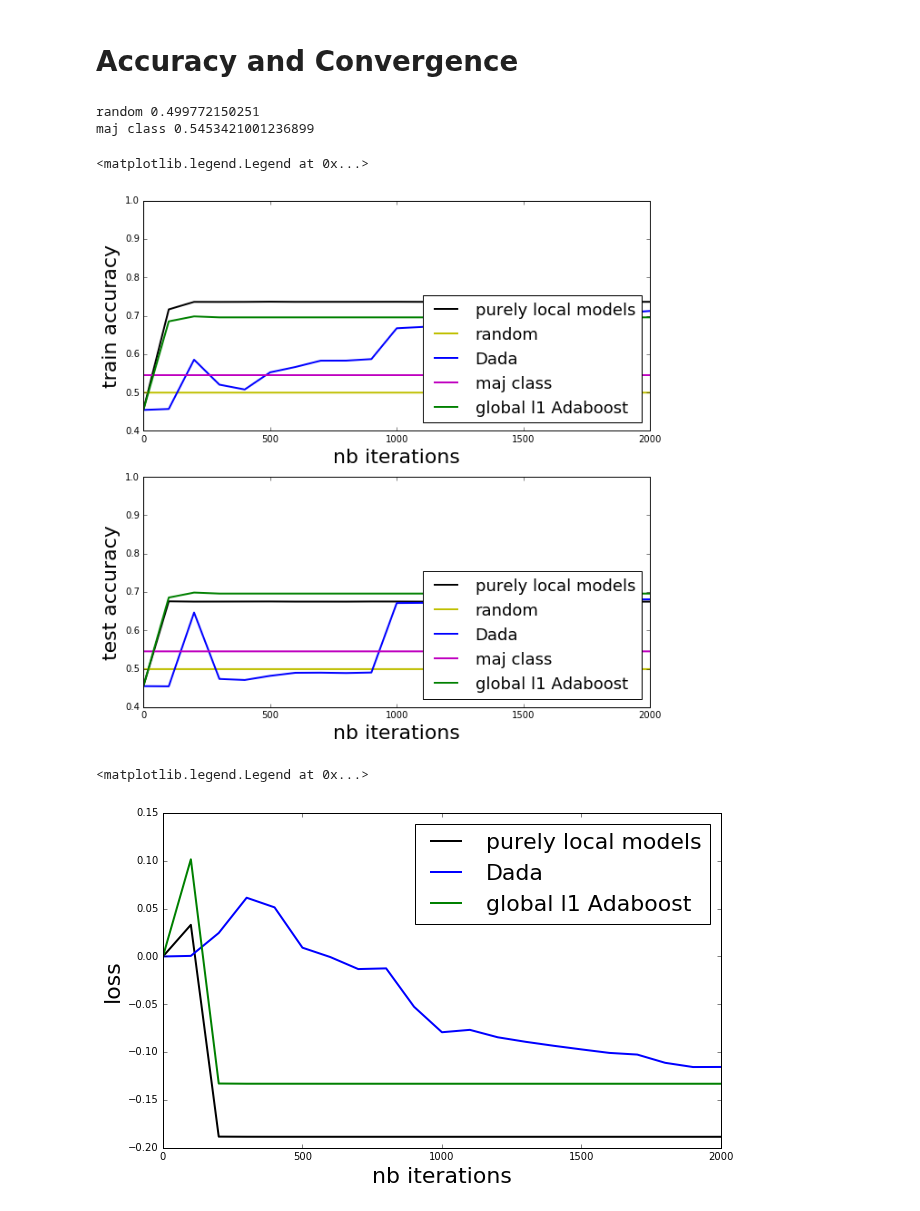
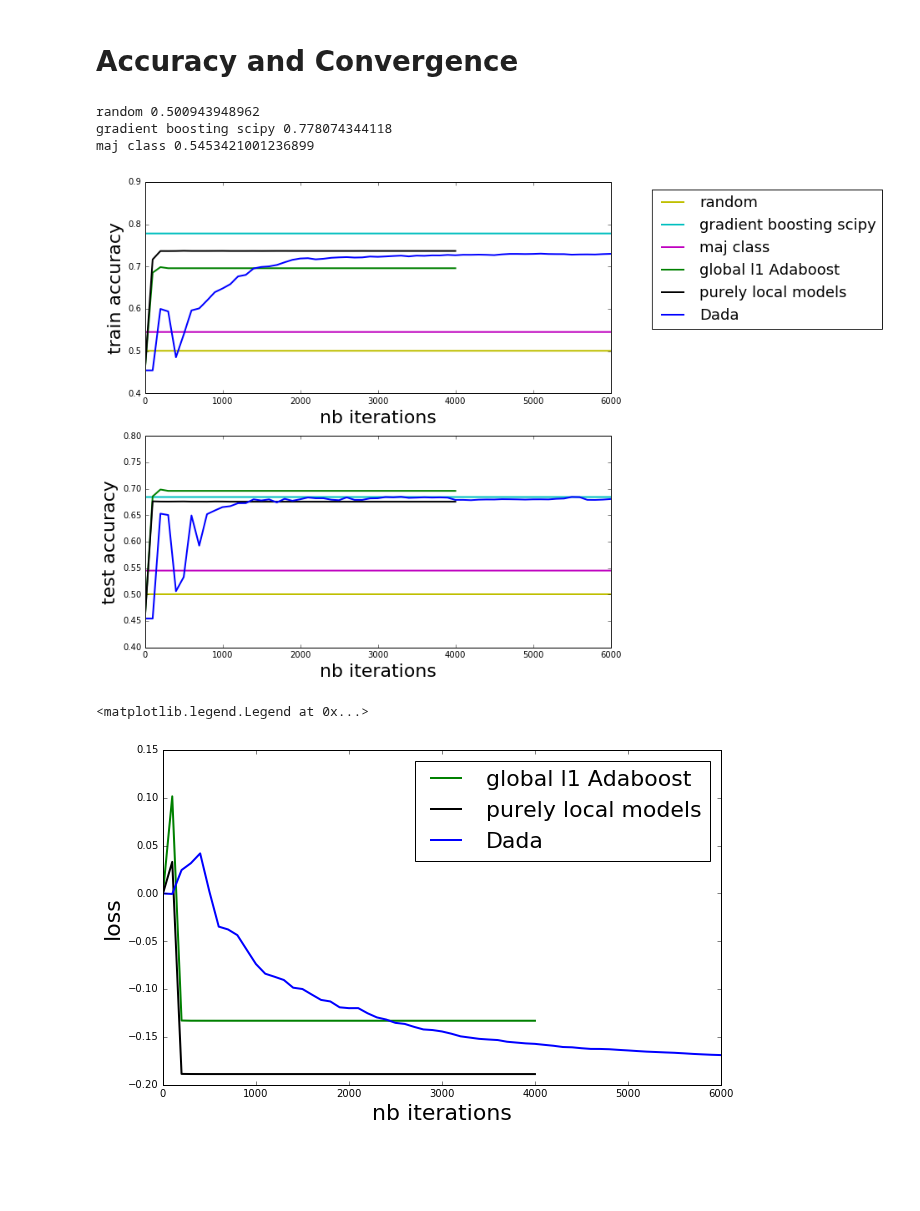
Before and after one commit to vzantedeschi/Dada, a Jupyter notebook: notebooks/School.ipynb, the cells around one changed output. Saved outputs shown, nothing was run; the diff lists cells and outputs as text; code cells hidden in the pictures; blank space fills up the shorter version.

```diff
--- a/notebooks/School.ipynb
+++ b/notebooks/School.ipynb
@@ -18,13 +18,13 @@ import matplotlib.pyplot as plt
 %matplotlib inline
 # %%
 # set graph of nodes with local personalized data
-NB_ITER = 2000
-n = 40
+NB_ITER = 4000
+n = 60
 
 MU = 0.1
 BETA = 1
 
-X, Y, X_test, Y_test, K, max_nb_instances = load_school(path="../datasets/", thr=20)
+X, Y, X_test, Y_test, K, max_nb_instances = load_school(path="../datasets/", thr=20, split=10)
 D = X[0].shape[1]
 
 # get nodes
@@ -42,14 +42,6 @@ vmin, vmax = get_min_max(X)
 base_clfs = get_stumps(n=n, d=D, min_v=vmin, max_v=vmax)
 
 results = {}
-
-colors = {
-    "Dada": "b",
-    "global l1 Adaboost": "g",
-    "purely local models": "k",
-    "random": "y",
-    "maj class": "m",
-}
 # %%
 centralized_nodes = deepcopy(nodes)
 results["global l1 Adaboost"] = centralized_FW(centralized_nodes, base_clfs, beta=BETA, nb_iter=NB_ITER, monitors=monitors, checkevery=100)
@@ -68,7 +60,7 @@ results["purely local models"] = local_FW(local_nodes, base_clfs, beta=BETA, nb_
 # initialize with local models
 init_w = graph_discovery_sparse(local_nodes, 8)
 gd_nodes = deepcopy(nodes)
-results["Dada"] = gd_reg_local_FW(gd_nodes, base_clfs, init_w, gd_method={"name":"laplacian", "pace_gd": 200, "args":(20)}, beta=BETA, mu=MU, reset_step=False, nb_iter=NB_ITER, monitors=monitors, checkevery=100)
+results["Dada"] = gd_reg_local_FW(gd_nodes, base_clfs, init_w, gd_method={"name":"laplacian", "pace_gd": 50, "args":(20)}, beta=BETA, mu=MU, reset_step=False, nb_iter=6000, monitors=monitors, checkevery=100)
 # %%
 rnd_nodes = deepcopy(nodes)
 rnd_accs = random_accuracy(rnd_nodes)
@@ -81,47 +73,62 @@ maj_accs = maj_class_accuracy(maj_nodes)
 results["maj class"] = {}
 results["maj class"]["train-accuracy"] = maj_accs[0]
 results["maj class"]["test-accuracy"] = maj_accs[1]
+# %%
+best_nodes = deepcopy(nodes)
+best_accs = best_accuracy(best_nodes)
+results["gradient boosting scipy"] = {}
+results["gradient boosting scipy"]["train-accuracy"] = best_accs[0]
+results["gradient boosting scipy"]["test-accuracy"] = best_accs[1]
 # %% [markdown]
 # Accuracy and Convergence
 # %%
 plt.figure(1, figsize=(10, 10))
 
-max_iter = NB_ITER
+colors = {
+    "Dada": "b",
+    "global l1 Adaboost": "g",
+    "purely local models": "k",
+    "random": "y",
+    "maj class": "m",
+    "gradient boosting scipy": "c"
+}
+
+max_iter = 6000
 plt.subplot(211)
 plt.xlabel('nb iterations', fontsize=22)
 plt.ylabel('train accuracy', fontsize=22)
 plt.xlim(0, max_iter)
-plt.ylim(0.4, 1)
+plt.ylim(0.4, 0.9)
 
 for k, r_list in results.items():
     try:
         c = 100
         plt.plot([i*c for i in range(len(r_list))], [r['train-accuracy'] for r in r_list], label='{}'.format(k), color=colors[k], linewidth=2)
     except:
         print(k, r_list['train-accuracy'])
         plt.plot(range(max_iter+1), [r_list['train-accuracy']]*(max_iter+1), label='{}'.format(k), color=colors[k], linewidth=2)
 
-plt.legend(loc='lower right', fontsize=18)
+plt.legend(bbox_to_anchor=(1.6, 1), fontsize=18)
 
 plt.subplot(212)
 plt.xlabel('nb iterations', fontsize=22)
 plt.ylabel('test accuracy', fontsize=22)
 plt.xlim(0, max_iter)
-plt.ylim(0.4, 1)
+plt.ylim(0.4, 0.8)
 
 for k, r_list in results.items():
     try:
         c = 100
         plt.plot([i*c for i in range(len(r_list))], [r['test-accuracy'] for r in r_list], label='{}'.format(k), color=colors[k], linewidth=2)
     except:
         plt.plot(range(max_iter+1), [r_list['test-accuracy']]*(max_iter+1), label='{}'.format(k), color=colors[k], linewidth=2)
 
-plt.legend(loc='lower right', fontsize=18)
+# plt.legend(loc='lower right', fontsize=18)
 # %% [output]
-random 0.499772150251
+random 0.500943948962
+gradient boosting scipy 0.778074344118
 maj class 0.5453421001236899
-<matplotlib.legend.Legend at 0x...>
-[figure, old version]
+[figure, new version]
 # %%
 # convergence
 
@@ -140,4 +147,4 @@ for k, r_list in results.items():
 plt.legend(loc='upper right', fontsize=22)
 # %% [output]
 <matplotlib.legend.Legend at 0x...>
-[figure, old version]
+[figure, new version]
```
Also changed, not shown: parts of 1 cell of this notebook, 1 other file.
